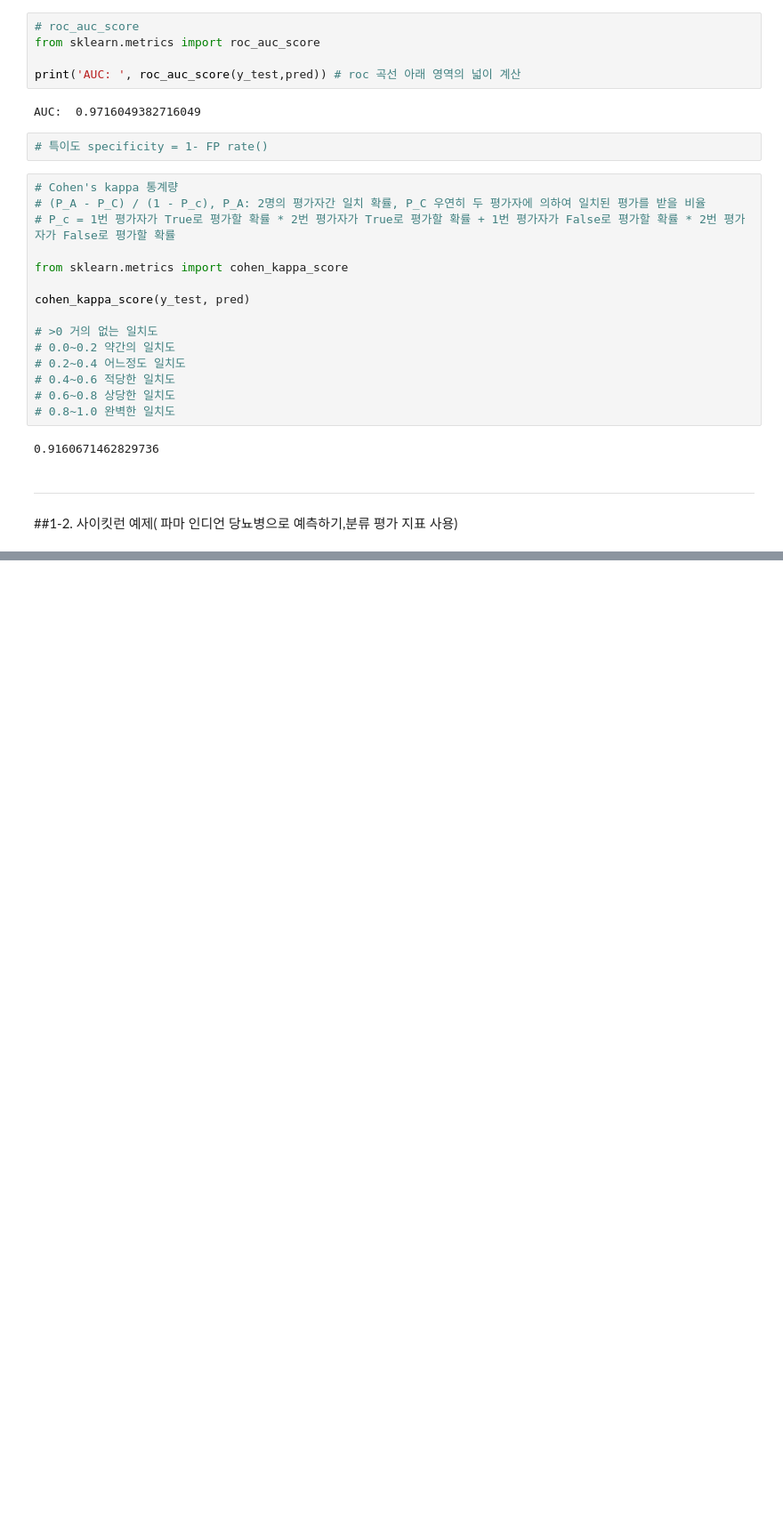
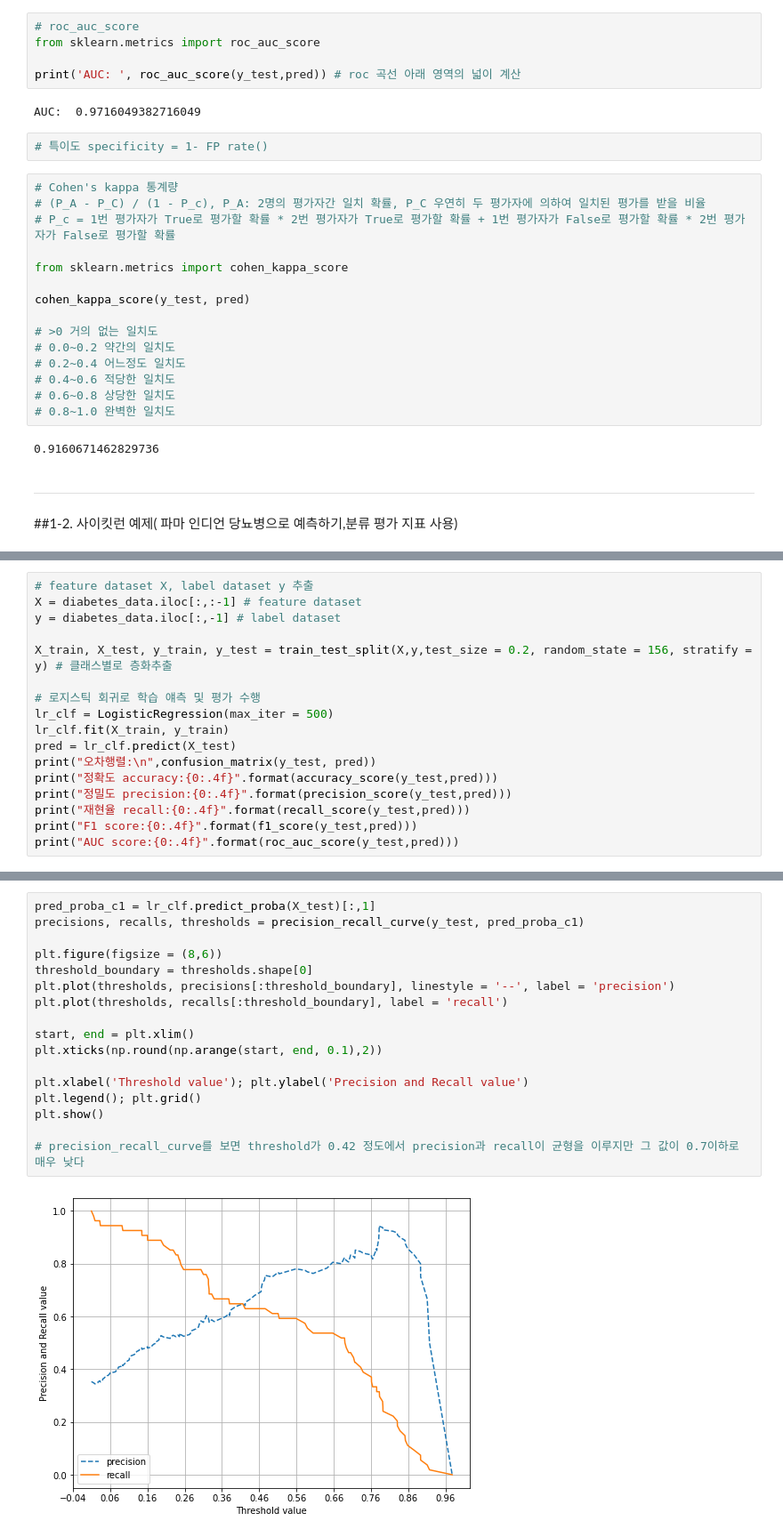
Before and after one commit to jerry-ryu/ML_beginning, a Jupyter notebook: 3.Classification.ipynb, the cells around one changed output, grey strips where cells are left out. Shown at 89% size. Cells and saved outputs as stored; diff of their text form; blank space fills up the shorter version.

```diff
--- a/3.Classification.ipynb
+++ b/3.Classification.ipynb
@@ -274,0 +326,17 @@ cohen_kappa_score(y_test, pred)
+# %%
+# feature dataset X, label dataset y 추출
+X = diabetes_data.iloc[:,:-1] # feature dataset
+y = diabetes_data.iloc[:,-1] # label dataset
+
+X_train, X_test, y_train, y_test = train_test_split(X,y,test_size = 0.2, random_state = 156, stratify = y) # 클래스별로 층화추출
+
+# 로지스틱 회귀로 학습 얘측 및 평가 수행
+lr_clf = LogisticRegression(max_iter = 500)
+lr_clf.fit(X_train, y_train)
+pred = lr_clf.predict(X_test)
+print("오차행렬:\n",confusion_matrix(y_test, pred))
+print("정확도 accuracy:{0:.4f}".format(accuracy_score(y_test,pred)))
+print("정밀도 precision:{0:.4f}".format(precision_score(y_test,pred)))
+print("재현율 recall:{0:.4f}".format(recall_score(y_test,pred)))
+print("F1 score:{0:.4f}".format(f1_score(y_test,pred)))
+print("AUC score:{0:.4f}".format(roc_auc_score(y_test,pred)))
@@ -274,0 +352,19 @@ cohen_kappa_score(y_test, pred)
+# %%
+pred_proba_c1 = lr_clf.predict_proba(X_test)[:,1]
+precisions, recalls, thresholds = precision_recall_curve(y_test, pred_proba_c1)
+
+plt.figure(figsize = (8,6))
+threshold_boundary = thresholds.shape[0]
+plt.plot(thresholds, precisions[:threshold_boundary], linestyle = '--', label = 'precision')
+plt.plot(thresholds, recalls[:threshold_boundary], label = 'recall')
+
+start, end = plt.xlim()
+plt.xticks(np.round(np.arange(start, end, 0.1),2))
+
+plt.xlabel('Threshold value'); plt.ylabel('Precision and Recall value')
+plt.legend(); plt.grid()
+plt.show()
+
+# precision_recall_curve를 보면 threshold가 0.42 정도에서 precision과 recall이 균형을 이루지만 그 값이 0.7이하로 매우 낮다
+# %% [output]
+[figure, added]
```
Also changed, not shown: parts of 13 cells of this notebook.
